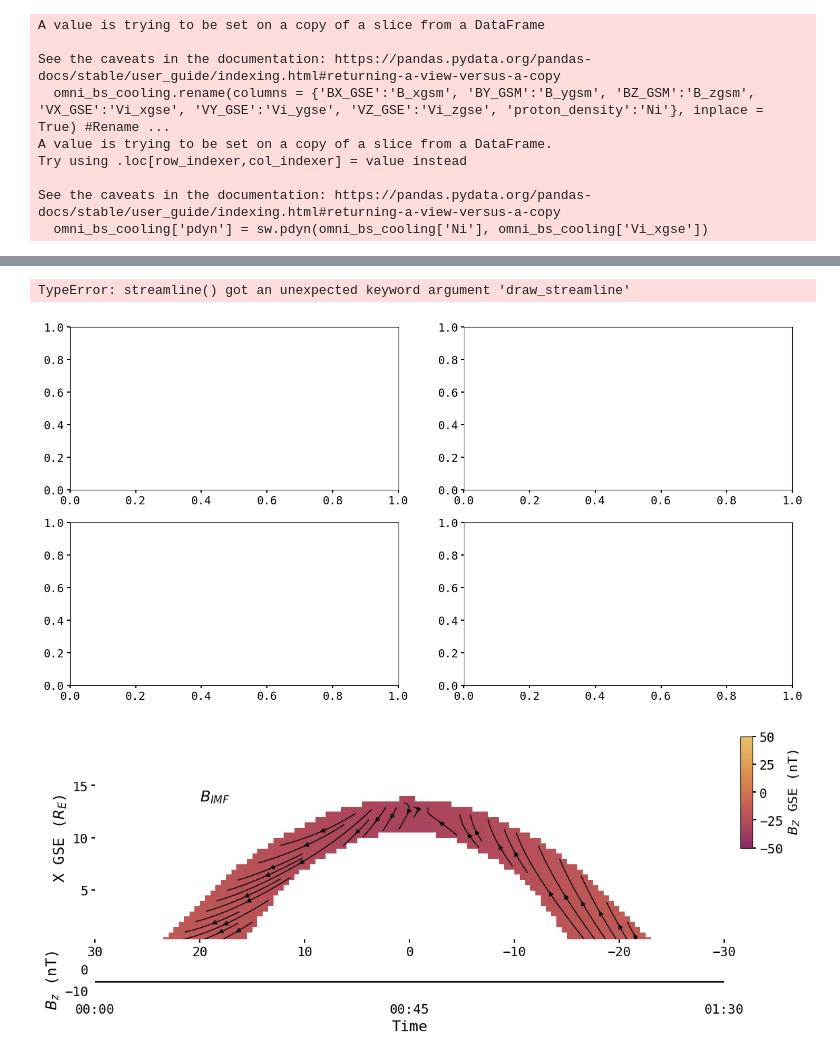
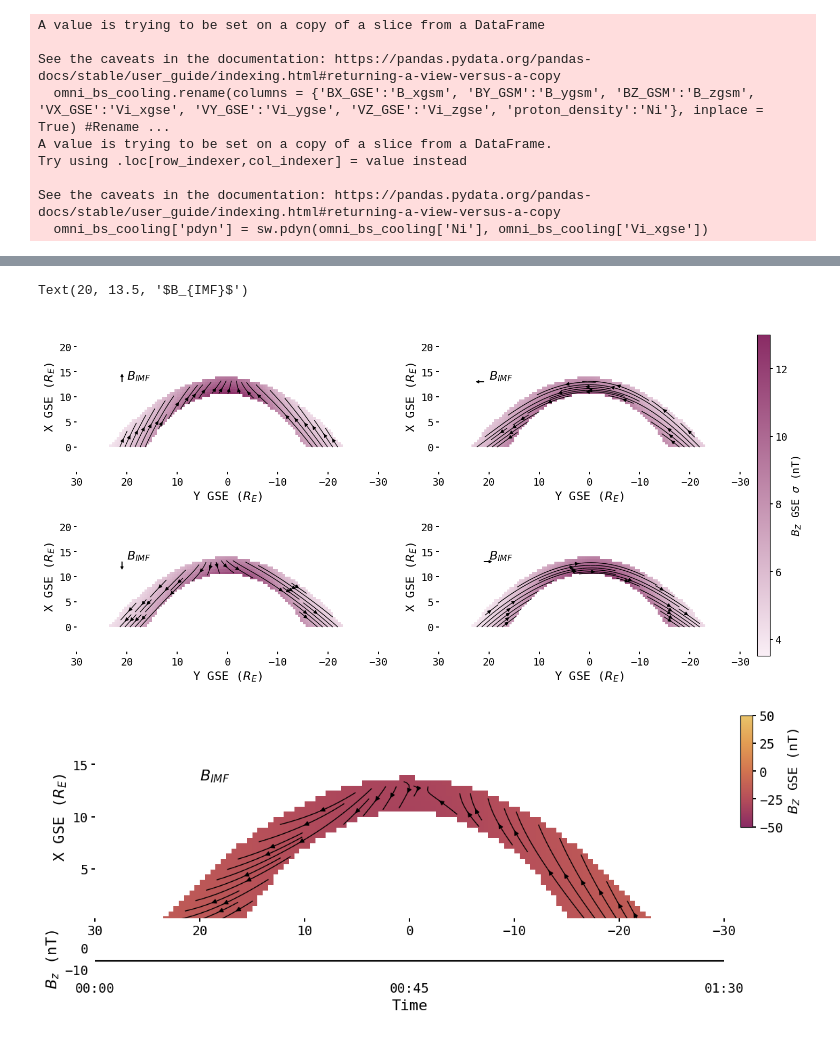
Before and after one commit to connor-obrien888/primesh, a Jupyter notebook: scratch.ipynb, the cells around one changed output, grey strips where cells are left out. Saved outputs shown, nothing was run; the diff lists cells and outputs as text; code cells hidden in the pictures.

```diff
--- a/scratch.ipynb
+++ b/scratch.ipynb
@@ -625,43 +654,43 @@ import matplotlib.animation as animation
 fig, axes = plt.subplots(nrows = 2, ncols = 2, figsize = (16,8))
 
 im, stream, ax2 = pr.streamline(axes[0,0], radial_grid, x_grid, y_grid, frame_index = 0,
-                                param_index=5, u_index=0, v_index=2, cmap=primesh_cmap,
-                                x_extent = x_extent, y_extent = y_extent, vmin = 3.5, vmax = 13, draw_streamline = False)
+                                param_index=5, u_index=0, v_index=2, cmap=new_purples,
+                                x_extent = x_extent, y_extent = y_extent, vmin = 3.5, vmax = 13, draw_streamline = True, linecolor = 'k')
 #Draw an arrow in the IMF direction on image in axes[0] and add text that says B_{IMF}
 b_norm = np.sqrt(bx[0]**2 + by[0]**2)
 a = axes[0,0].arrow(21, 13, by[0]/b_norm, bx[0]/b_norm, head_width=0.5, head_length=0.5, fc='k', ec='k') #Add new arrows to the plot
 axes[0,0].text(20, 13.5, r'$B_{IMF}$', fontsize = 16)
 
 im, stream, ax2 = pr.streamline(axes[0,1], radial_grid, x_grid, y_grid, frame_index = 1,
-                                param_index=5, u_index=0, v_index=2, cmap=primesh_cmap,
-                                x_extent = x_extent, y_extent = y_extent, vmin = 3.5, vmax = 13, draw_streamline = False)
+                                param_index=5, u_index=0, v_index=2, cmap=new_purples,
+                                x_extent = x_extent, y_extent = y_extent, vmin = 3.5, vmax = 13, draw_streamline = True, linecolor = 'k')
 #Draw an arrow in the IMF direction on image in axes[0] and add text that says B_{IMF}
 b_norm = np.sqrt(bx[1]**2 + by[1]**2)
 a = axes[0,1].arrow(21, 13, by[1]/b_norm, bx[1]/b_norm, head_width=0.5, head_length=0.5, fc='k', ec='k') #Add new arrows to the plot
 axes[0,1].text(20, 13.5, r'$B_{IMF}$', fontsize = 16)
 
 im, stream, ax2 = pr.streamline(axes[1,0], radial_grid, x_grid, y_grid, frame_index = 2,
-                                param_index=5, u_index=0, v_index=2, cmap=primesh_cmap,
-                                x_extent = x_extent, y_extent = y_extent, vmin = 3.5, vmax = 13, draw_streamline = False)
+                                param_index=5, u_index=0, v_index=2, cmap=new_purples,
+                                x_extent = x_extent, y_extent = y_extent, vmin = 3.5, vmax = 13, draw_streamline = True, linecolor = 'k')
 #Draw an arrow in the IMF direction on image in axes[0] and add text that says B_{IMF}
 b_norm = np.sqrt(bx[2]**2 + by[2]**2)
 a = axes[1,0].arrow(21, 13, by[2]/b_norm, bx[2]/b_norm, head_width=0.5, head_length=0.5, fc='k', ec='k') #Add new arrows to the plot
 axes[1,0].text(20, 13.5, r'$B_{IMF}$', fontsize = 16)
 
 im, stream, ax2 = pr.streamline(axes[1,1], radial_grid, x_grid, y_grid, frame_index = 3,
-                                param_index=5, u_index=0, v_index=2, cmap=primesh_cmap,
-                                x_extent = x_extent, y_extent = y_extent, vmin = 3.5, vmax = 13, draw_streamline = False)
+                                param_index=5, u_index=0, v_index=2, cmap=new_purples,
+                                x_extent = x_extent, y_extent = y_extent, vmin = 3.5, vmax = 13, draw_streamline = True, linecolor = 'k')
 #Add colorbar for predicted data
 cbar = pr.colorbar_maker(fig, im, param_index=5, box = [0.92, 0.1, 0.015, 0.75])
 #Draw an arrow in the IMF direction on image in axes[0] and add text that says B_{IMF}
 b_norm = np.sqrt(bx[3]**2 + by[3]**2)
 a = axes[1,1].arrow(21, 13, by[3]/b_norm, bx[3]/b_norm, head_width=0.5, head_length=0.5, fc='k', ec='k') #Add new arrows to the plot
 axes[1,1].text(20, 13.5, r'$B_{IMF}$', fontsize = 16)
 
 #plt.savefig(plotpath + 'B_sig_dist.pdf', bbox_inches = 'tight')
 # %% [output]
-TypeError: streamline() got an unexpected keyword argument 'draw_streamline'
+Text(20, 13.5, '$B_{IMF}$')
-[figure, old version]
+[figure, new version]
 # %%
 import matplotlib.animation as animation
 #Plot the synthetic dataset with the input data Bz in the top left
```
Also changed, not shown: parts of 15 cells of this notebook, 23 other files.
